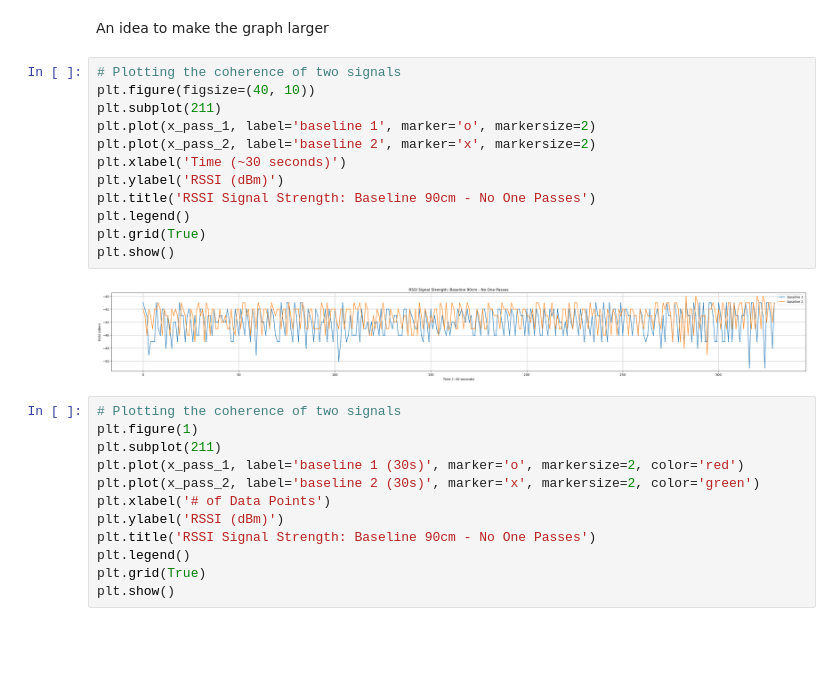
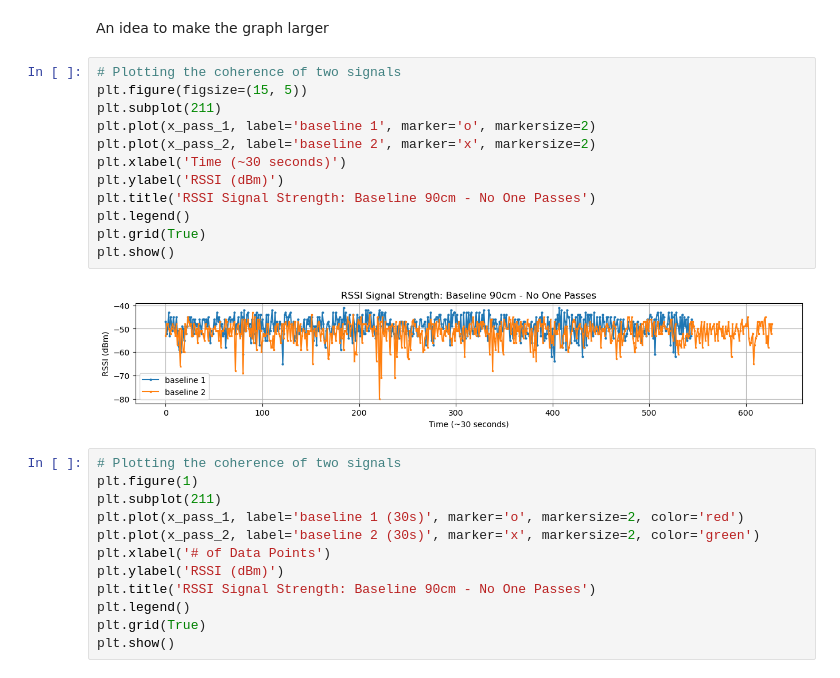
Before and after one commit to SuP3RM/Foot-Traffic, a Jupyter notebook: graphs.ipynb, the cells around one changed output. Saved outputs shown, nothing was run; the diff lists cells and outputs as text; blank space fills up the shorter version.

```diff
--- a/graphs.ipynb
+++ b/graphs.ipynb
@@ -23,18 +138,18 @@ x_pass_2 = x_pass_2[~np.isnan(x_pass_2)]
 An idea to make the graph larger
 # %%
 # Plotting the coherence of two signals
-plt.figure(figsize=(40, 10))
+plt.figure(figsize=(15, 5))
 plt.subplot(211)
 plt.plot(x_pass_1, label='baseline 1', marker='o', markersize=2)
 plt.plot(x_pass_2, label='baseline 2', marker='x', markersize=2)
 plt.xlabel('Time (~30 seconds)')
 plt.ylabel('RSSI (dBm)')
 plt.title('RSSI Signal Strength: Baseline 90cm - No One Passes')
 plt.legend()
 plt.grid(True)
 plt.show()
 # %% [output]
-[figure, old version]
+[figure, new version]
 # %%
 # Plotting the coherence of two signals
 plt.figure(1)
```
Also changed, not shown: parts of 6 cells of this notebook, 2 other files.
